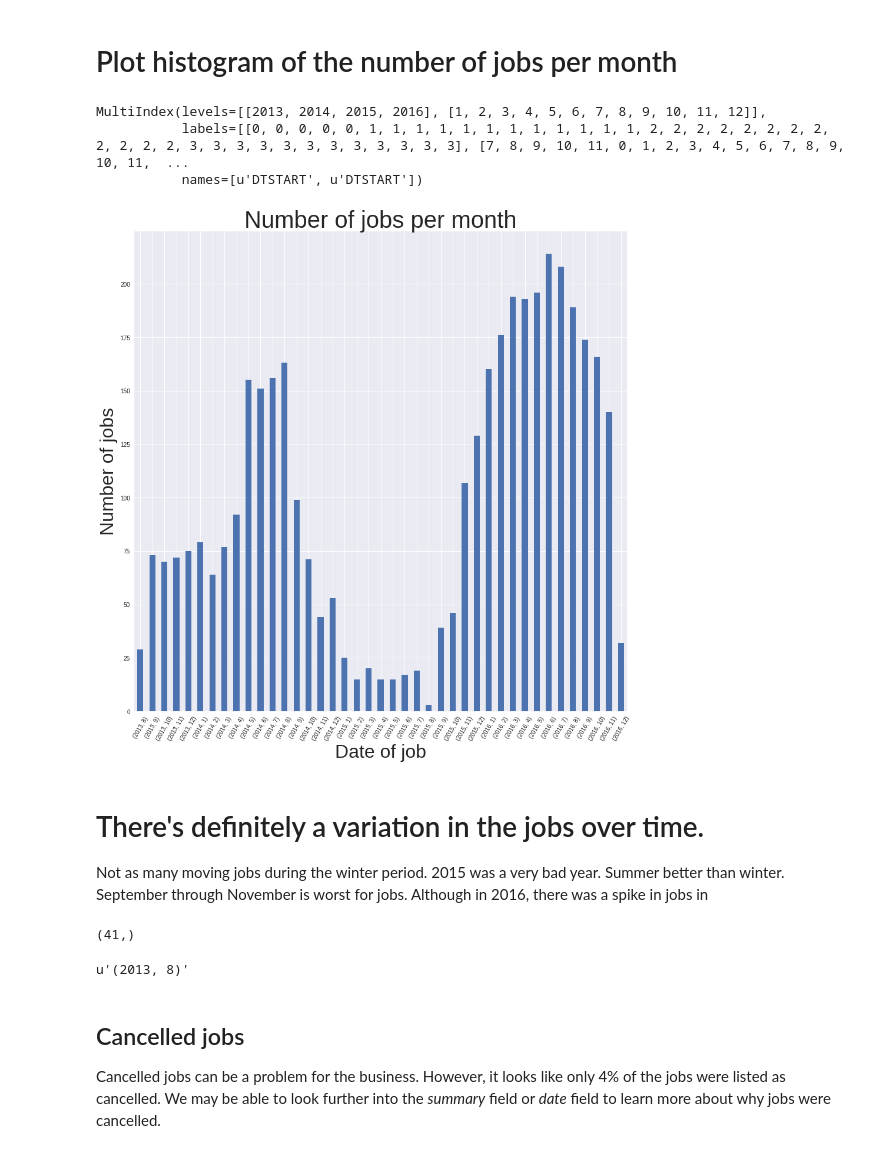
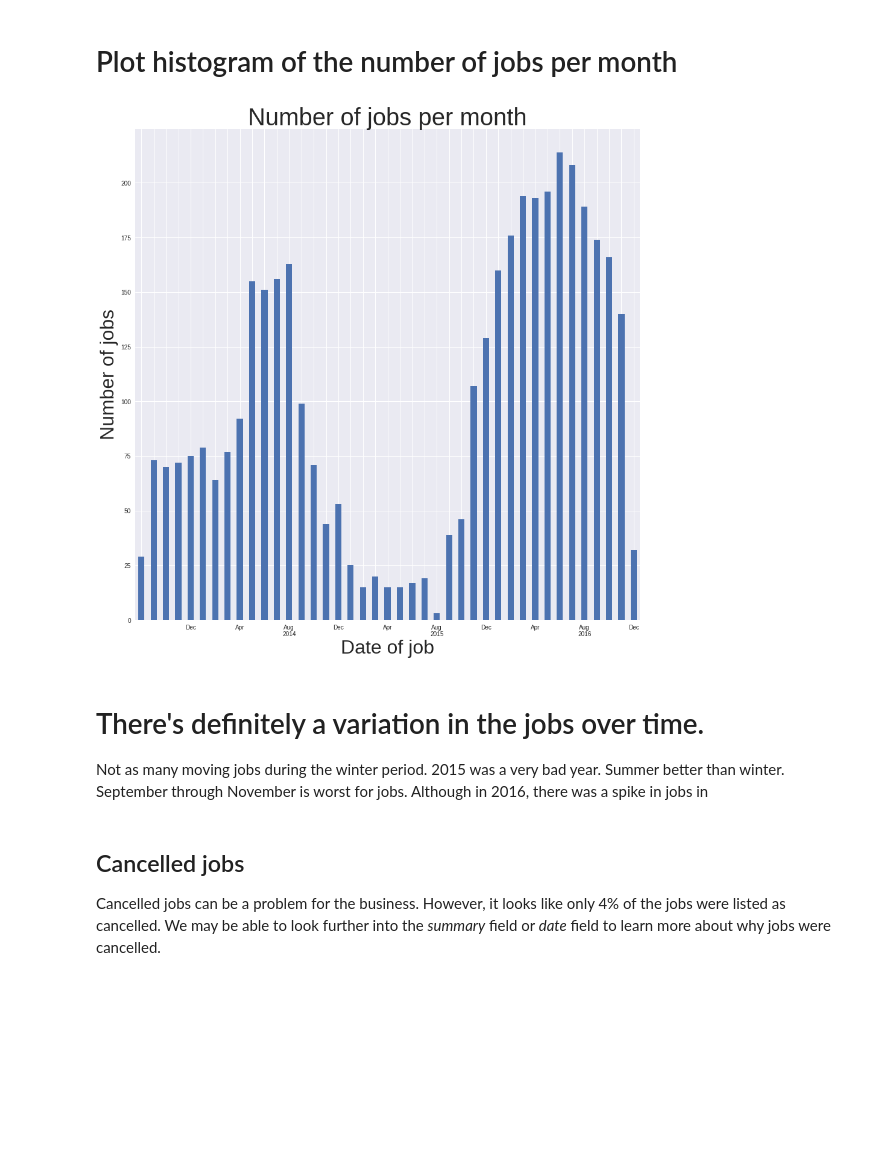
Before and after one commit to pdefusco/movingcompany, a Jupyter notebook: Vector Moving Analysis.ipynb, the cells around one changed output. Cells and saved outputs as stored; diff of their text form; code cells hidden in the pictures; blank space fills up the shorter version.

Commit message:
Got tick labels looking nice

```diff
--- a/Vector Moving Analysis.ipynb
+++ b/Vector Moving Analysis.ipynb
@@ -259,31 +257,28 @@ d = dfJobs['DTSTART'].groupby([dfJobs['DTSTART'].dt.year, dfJobs['DTSTART'].dt.m
-# %%
-d.index
-# %% [output]
-MultiIndex(levels=[[2013, 2014, 2015, 2016], [1, 2, 3, 4, 5, 6, 7, 8, 9, 10, 11, 12]],
-           labels=[[0, 0, 0, 0, 0, 1, 1, 1, 1, 1, 1, 1, 1, 1, 1, 1, 1, 2, 2, 2, 2, 2, 2, 2, 2, 2, 2, 2, 2, 3, 3, 3, 3, 3, 3, 3, 3, 3, 3, 3, 3], [7, 8, 9, 10, 11, 0, 1, 2, 3, 4, 5, 6, 7, 8, 9, 10, 11,  ...
-           names=[u'DTSTART', u'DTSTART'])
-# %%
-ax = dfJobs['DTSTART'].groupby([dfJobs['DTSTART'].dt.year, dfJobs['DTSTART'].dt.month]).count().plot(kind="bar",
-                                                                                                     rot=60,
-                                                                                                     figsize=(15,15));
-
-
-#ax.xaxis.set_major_locator(mdates.YearLocator())
-#monthFmt = mdates.DateFormatter('%YYYY')
-#ax.xaxis.set_major_formatter(monthFmt)
-
-plt.xlabel('Date of job', fontsize=32);
-plt.ylabel('Number of jobs', fontsize=32);
-plt.title('Number of jobs per month', fontsize=40);
-
-xtl=[item.get_text() for item in ax.get_xticklabels()];
-# %% [output]
-[figure, removed]
+# %%
+# Create a histogram of the start dates
+df = dfJobs['DTSTART'].groupby([dfJobs['DTSTART'].dt.year, dfJobs['DTSTART'].dt.month]).count()
+ax = df.plot(kind="bar", rot=0, figsize=(15,15));
+
+
+plt.xlabel('Date of job', fontsize=32);
+plt.ylabel('Number of jobs', fontsize=32);
+plt.title('Number of jobs per month', fontsize=40);
+
+# This just customizes our ticker so that the labels aren't squished.
+ticklabels = ['']*len(df.index) # Create a list of tick labels the same size as our index
+monthLabel = ['Jan', 'Feb', 'Mar', 'Apr', 'May', 'Jun', 'Jul', 'Aug', 'Sep', 'Oct', 'Nov', 'Dec']
+
+# Every 4th tick shows the month and day
+ticklabels[::4] = [monthLabel[item[1]-1] for item in df.index[::4]]
+# Every 12th ticklabel includes the year
+ticklabels[::12] = ['{}\n{}'.format(monthLabel[item[1]-1], item[0]) for item in df.index[::12]]
+# Get rid of first tick
+ticklabels[0] = ''
+ax.xaxis.set_major_formatter(ticker.FixedFormatter(ticklabels))
+#plt.gcf().autofmt_xdate()
+# %% [output]
+[figure, added]
 # %% [markdown]
 # There's definitely a variation in the jobs over time.
 
 Not as many moving jobs during the winter period. 2015 was a very bad year. Summer better than winter. September through November is worst for jobs. Although in 2016, there was a spike in jobs in
-# %%
-dfJobs['DTSTART'].groupby([dfJobs['DTSTART'].dt.year, dfJobs['DTSTART'].dt.month]).count().shape
-# %% [output]
-(41,)
@@ -292,7 +285,3 @@ xtl=[item.get_text() for item in ax.get_xticklabels()]
-# %%
-xtl[0]
-# %% [output]
-u'(2013, 8)'
 # %% [markdown]
 ## Cancelled jobs
 
```
Also changed, not shown: parts of 4 cells of this notebook.
